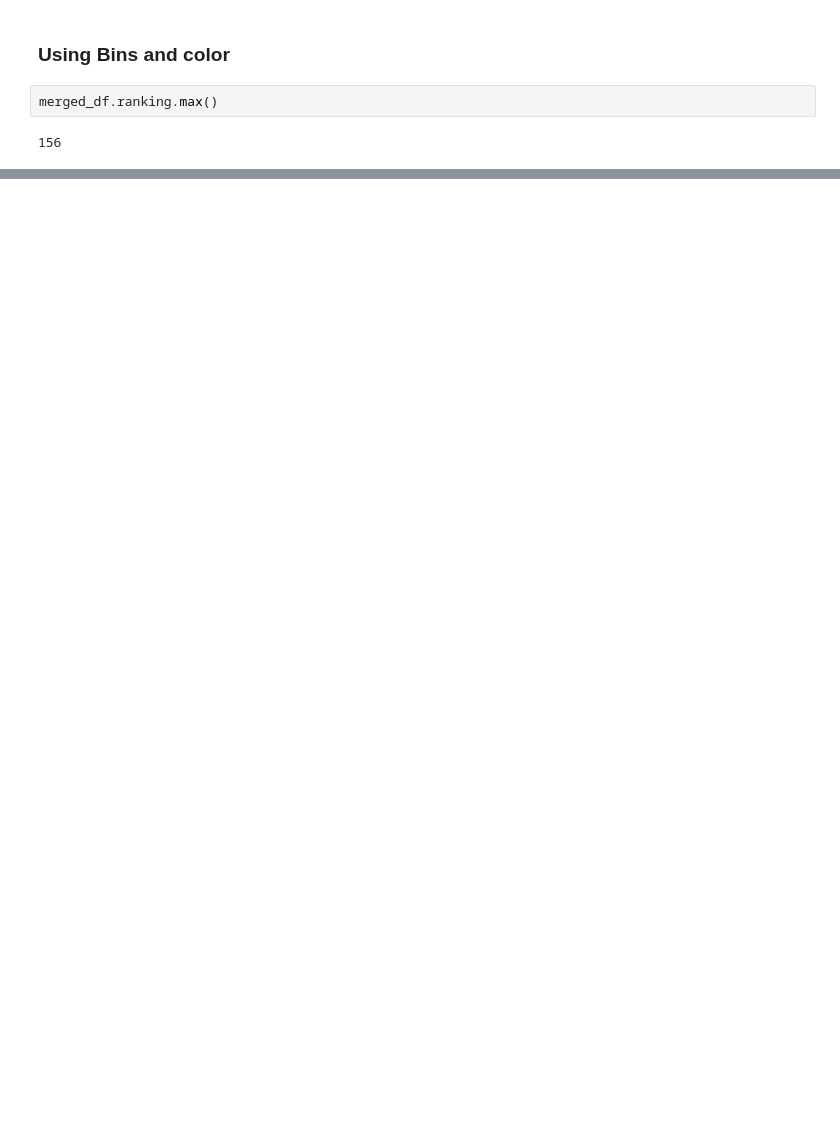
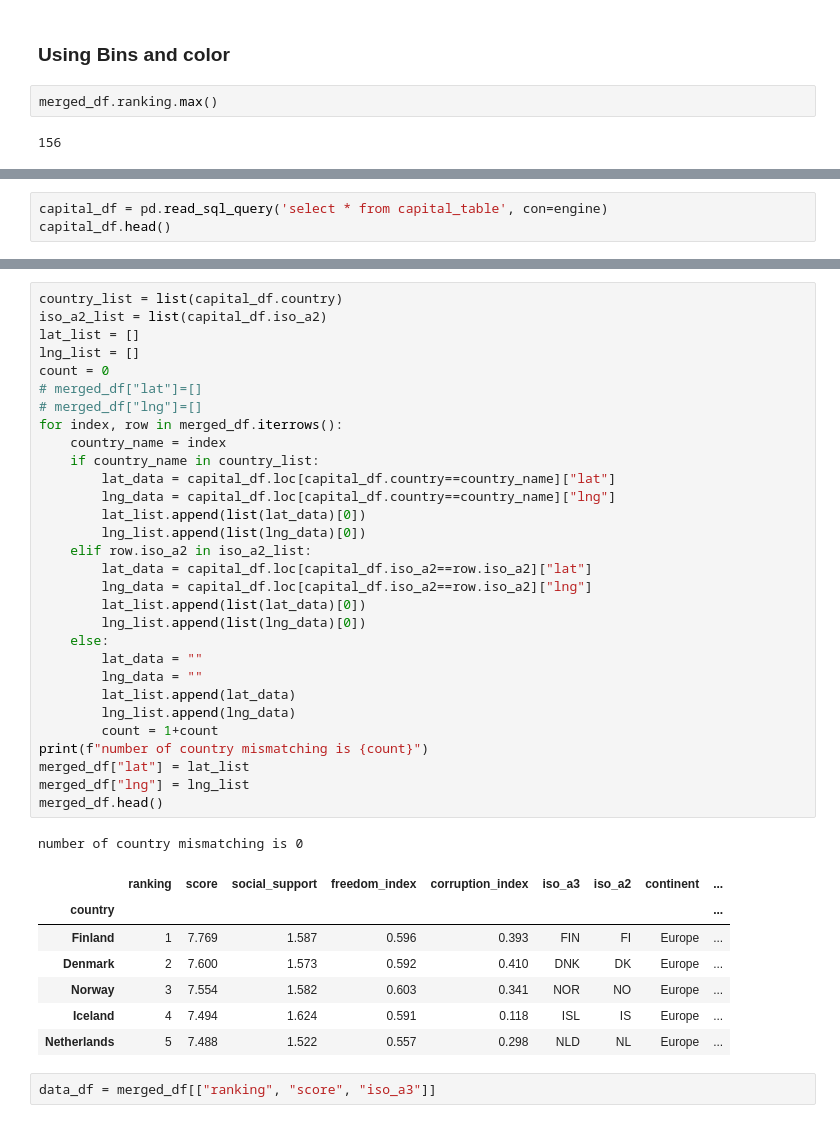
Before and after one commit to mckennamiranda/COVID-Happiness, a Jupyter notebook: gmaps_included.ipynb, the cells around one changed output, grey strips where cells are left out. Saved outputs shown, nothing was run; the diff lists cells and outputs as text; blank space fills up the shorter version.

```diff
--- a/gmaps_included.ipynb
+++ b/gmaps_included.ipynb
@@ -258,3 +177,6 @@ fig.add_layer(gini_layer)
 fig
 # %% [output]
 [interactive output not drawn]
+# %%
+capital_df = pd.read_sql_query('select * from capital_table', con=engine)
+capital_df.head()
@@ -260,0 +190,41 @@ fig
+# %%
+country_list = list(capital_df.country)
+iso_a2_list = list(capital_df.iso_a2)
+lat_list = []
+lng_list = []
+count = 0
+# merged_df["lat"]=[]
+# merged_df["lng"]=[]
+for index, row in merged_df.iterrows():
+    country_name = index
+    if country_name in country_list:
+        lat_data = capital_df.loc[capital_df.country==country_name]["lat"]
+        lng_data = capital_df.loc[capital_df.country==country_name]["lng"]
+        lat_list.append(list(lat_data)[0])
+        lng_list.append(list(lng_data)[0])
+    elif row.iso_a2 in iso_a2_list:
+        lat_data = capital_df.loc[capital_df.iso_a2==row.iso_a2]["lat"]
+        lng_data = capital_df.loc[capital_df.iso_a2==row.iso_a2]["lng"]
+        lat_list.append(list(lat_data)[0])
+        lng_list.append(list(lng_data)[0])
+    else:
+        lat_data = ""
+        lng_data = ""
+        lat_list.append(lat_data)
+        lng_list.append(lng_data)
+        count = 1+count
+print(f"number of country mismatching is {count}")
+merged_df["lat"] = lat_list
+merged_df["lng"] = lng_list
+merged_df.head()
+# %% [output]
+number of country mismatching is 0
+|  | ranking | score | social_support | freedom_index | corruption_index | iso_a3 | iso_a2 | continent | ... |
+| country |  |  |  |  |  |  |  |  | ... |
+| Finland | 1 | 7.769 | 1.587 | 0.596 | 0.393 | FIN | FI | Europe | ... |
+| Denmark | 2 | 7.600 | 1.573 | 0.592 | 0.410 | DNK | DK | Europe | ... |
+| Norway | 3 | 7.554 | 1.582 | 0.603 | 0.341 | NOR | NO | Europe | ... |
+| Iceland | 4 | 7.494 | 1.624 | 0.591 | 0.118 | ISL | IS | Europe | ... |
+| Netherlands | 5 | 7.488 | 1.522 | 0.557 | 0.298 | NLD | NL | Europe | ... |
+# %%
+data_df = merged_df[["ranking", "score", "iso_a3"]]
```
Also changed, not shown: parts of 23 cells of this notebook.
